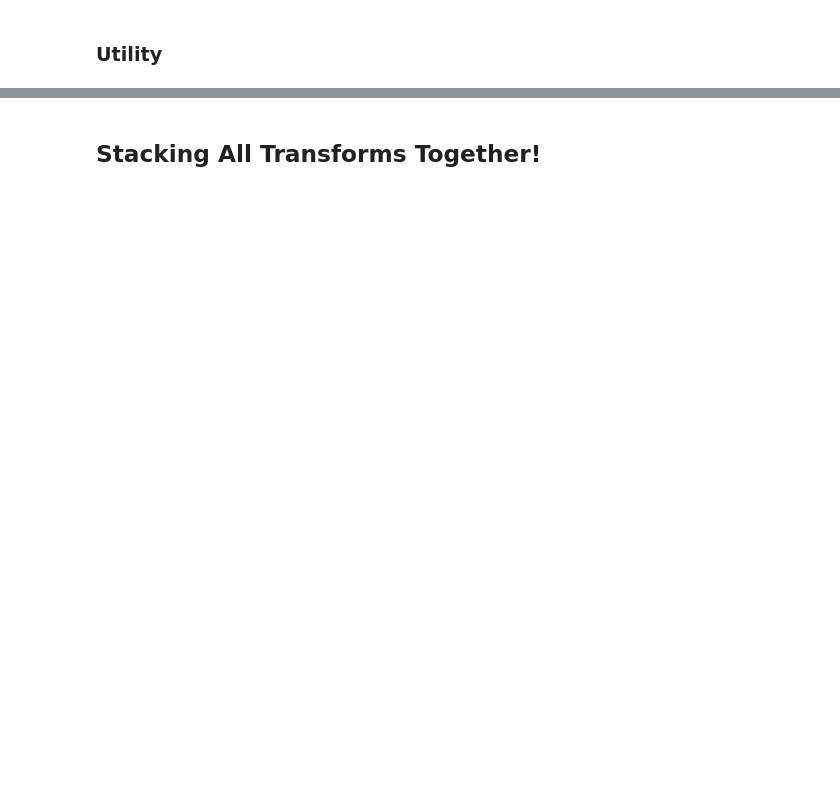
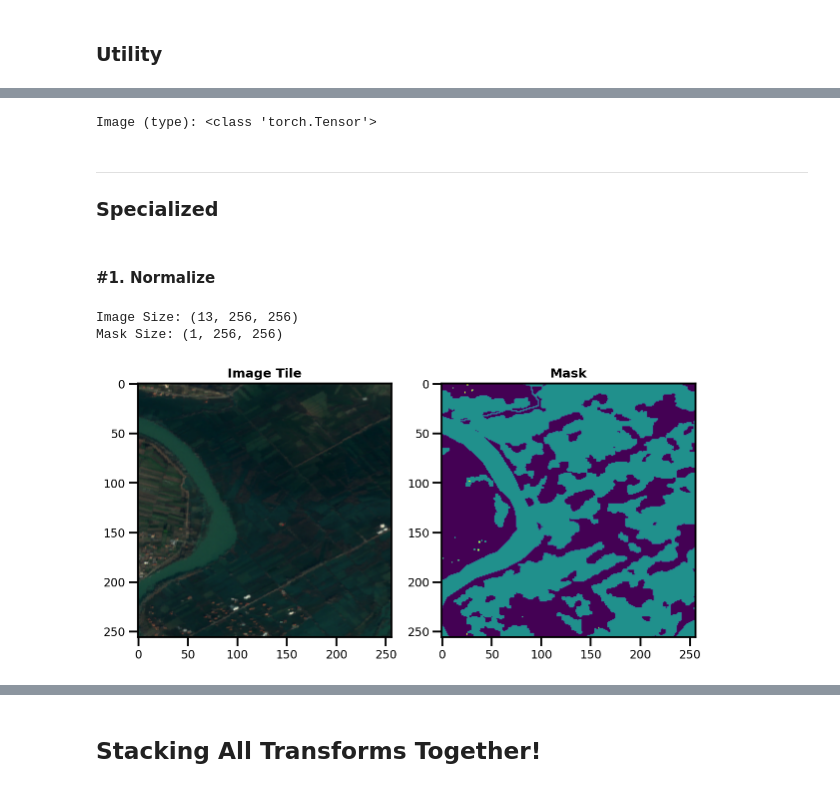
Before and after one commit to spaceml-org/ml4floods, a Jupyter notebook: notebooks/preprocess/2.0_demo_pytorch_transforms.ipynb, the cells around one changed output, grey strips where cells are left out. Saved outputs shown, nothing was run; the diff lists cells and outputs as text; code cells hidden in the pictures; blank space fills up the shorter version.

```diff
--- a/notebooks/preprocess/2.0_demo_pytorch_transforms.ipynb
+++ b/notebooks/preprocess/2.0_demo_pytorch_transforms.ipynb
@@ -426,0 +282,74 @@ Image (shape): (13, 16, 16)
+# %%
+transform_totensor = transformations.ToTensor()
+
+# pt_ds = WorldFloodsDatasetTiled(image_files, image_prefix, gt_prefix, transforms=transform_totensor)
+pt_ds = WorldFloodsDatasetTiled(
+    list_of_windows=utils.get_list_of_window_slices(
+        file_names=image_files, window_size=tiling.WindowSize(height=tile_height, width=tile_width)
+    ),
+    image_prefix=image_prefix,
+    gt_prefix=gt_prefix,
+    transforms=transform_totensor
+)
+
+print(f"Image (type): {type(pt_ds[dt_idx]['image'])}")
+# %% [output]
+Image (type): <class 'torch.Tensor'>
+# %% [markdown]
+---
+### Specialized
+# %% [markdown]
+#### #1. **Normalize**
+# %%
+use_channels = "all"
+channel_mean, channel_std = wf_normalization.get_normalisation(use_channels)
+transform_normalize = transformations.Normalize(
+    mean=channel_mean,
+    std=channel_std,
+    max_pixel_value=1
+)
+transform_invpermutechannels = transformations.InversePermuteChannels()
+transform_permutechannels = transformations.PermuteChannels()
+
+# Composing multiple transformations together
+mega_transform = albumentations.Compose([
+    transform_invpermutechannels,
+    transform_normalize,
+    transform_permutechannels
+    ])
+
+pt_ds = WorldFloodsDatasetTiled(
+    list_of_windows=utils.get_list_of_window_slices(
+        file_names=image_files, window_size=tiling.WindowSize(height=tile_height, width=tile_width)
+    ),
+    image_prefix=image_prefix,
+    gt_prefix=gt_prefix,
+    transforms=mega_transform
+)
+
+
+# Plotting the normalized image
+def plot_images_plt(demo_image_dict):
+
+    # get the image and mask from the input dictionary
+    image, mask = demo_image_dict["image"], demo_image_dict["mask"]
+    print(f"Image Size: {image.shape}\nMask Size: {mask.shape}")
+
+    # demo plot
+    fig, ax = plt.subplots(ncols=2, figsize=(10, 20))
+
+    # plot the image
+    check_img = image[(3,2,1), ...]
+    check_img = np.interp(check_img, (check_img.min(), check_img.max()), (0, 255)).astype("uint8")
+
+    rasterioplt.show(check_img, transform=None, title="Image Tile", ax=ax[0])
+
+    # plot the mask
+    rasterioplt.show(mask, transform=None, title="Mask", ax=ax[1])
+
+
+plot_images_plt(pt_ds[dt_idx])
+# %% [output]
+Image Size: (13, 256, 256)
+Mask Size: (1, 256, 256)
+[figure, added]
```
Also changed, not shown: parts of 69 cells of this notebook.
